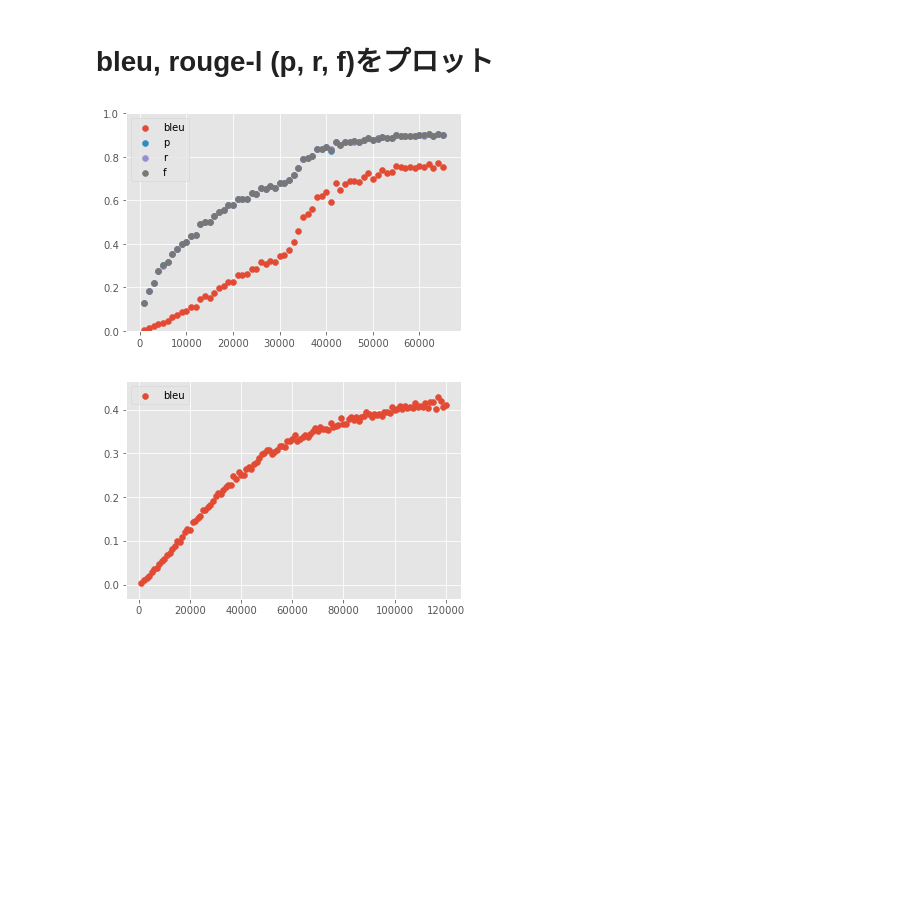
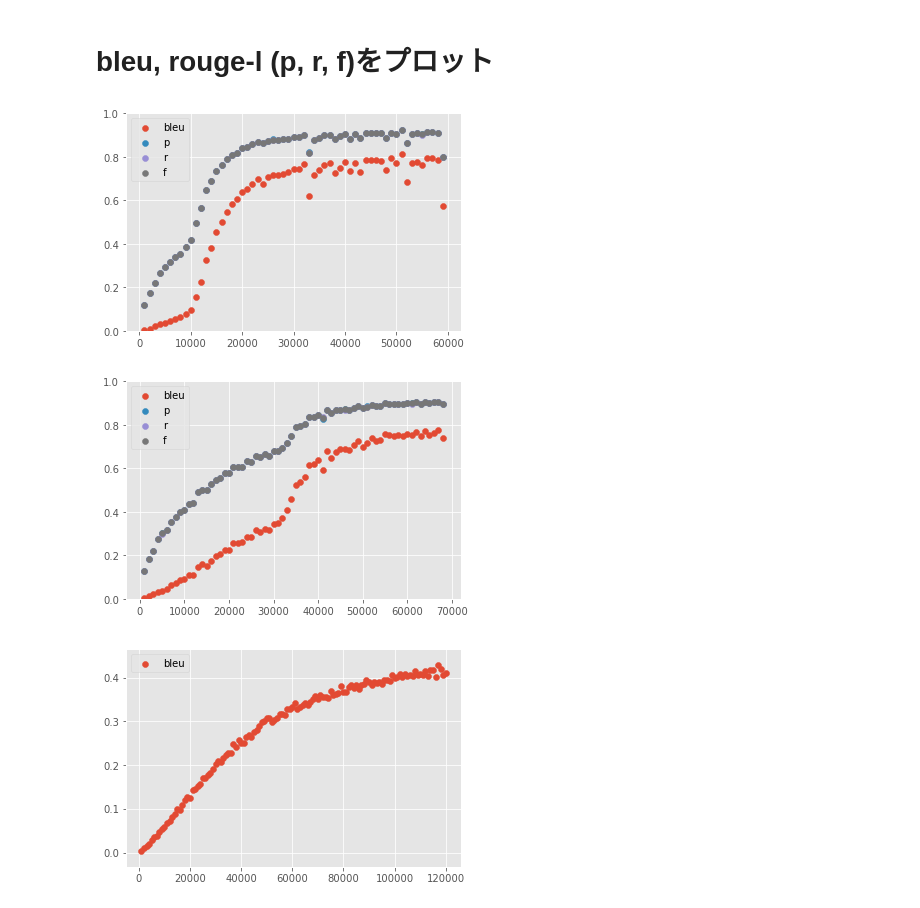
Before and after one commit to eggplant60/seq2seq_arXiv, a Jupyter notebook: Plot_graph.ipynb, the cells around one changed output. Cells and saved outputs as stored; diff of their text form; code cells hidden in the pictures; blank space fills up the shorter version.

```diff
--- a/Plot_graph.ipynb
+++ b/Plot_graph.ipynb
@@ -36,33 +38,34 @@ plot_loss_perp()
 # %%
 def plot_bleu(result_dir = 'result/'):
     f = open(os.path.join(result_dir, 'log'), 'r')
     log = json.load(f)
 
     iter = []
     bleu = []
     p = []
     r = []
     f = []
     for d in log:
         if "bleu" in d:
             iter.append(d["iteration"])
             bleu.append(d["bleu"])
             p.append(d["p"])
             r.append(d["r"])
             f.append(d["f"])
 
     plt.scatter(iter, bleu, label="bleu")
     plt.scatter(iter, p, label="p")
     plt.scatter(iter, r, label="r")
     plt.scatter(iter, f, label="f")
     plt.legend()
     plt.ylim([0.0, 1.0])
     plt.show()
 
 plot_bleu()
-#plot_bleu(result_dir = 'result_ae_0121')
+plot_bleu(result_dir = 'result_ae_0122_2')
 # %% [output]
-[figure, old version]
+[figure, new version]
+[figure, added]
 # %%
 def plot_bleu_old(result_dir = 'result/'):
     f = open(os.path.join(result_dir, 'log'), 'r')
```
Also changed, not shown: parts of 1 cell of this notebook, 4 other files.
